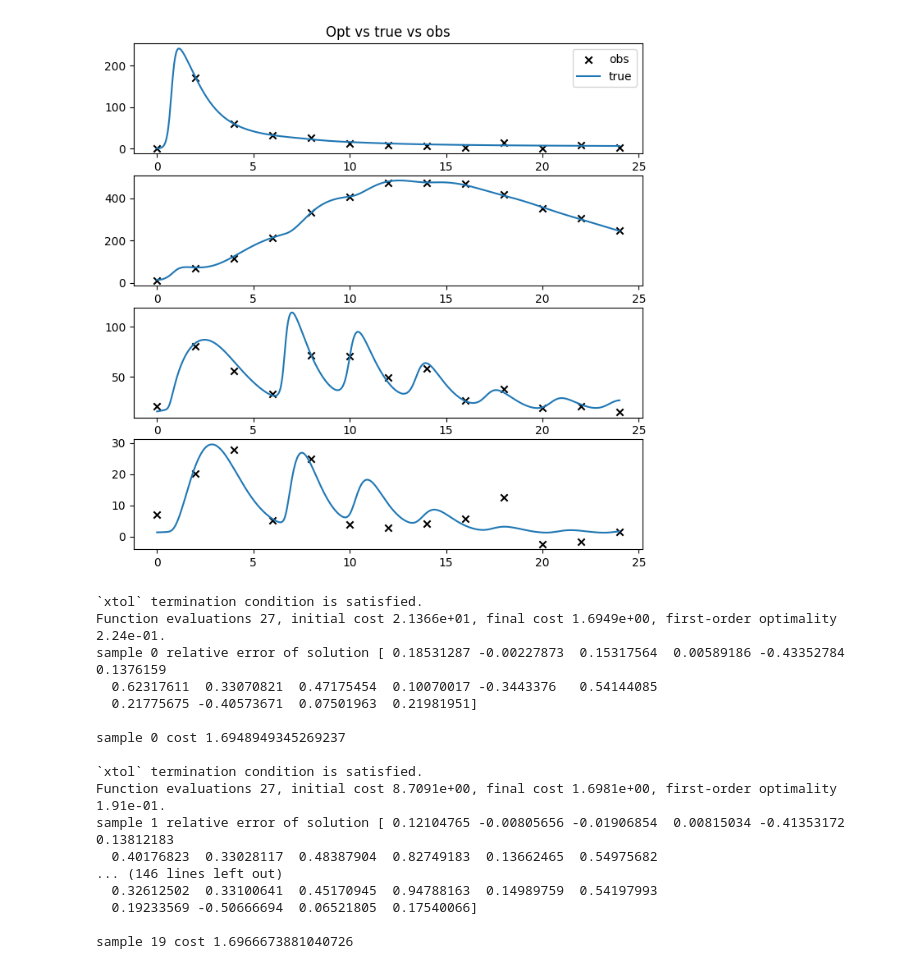
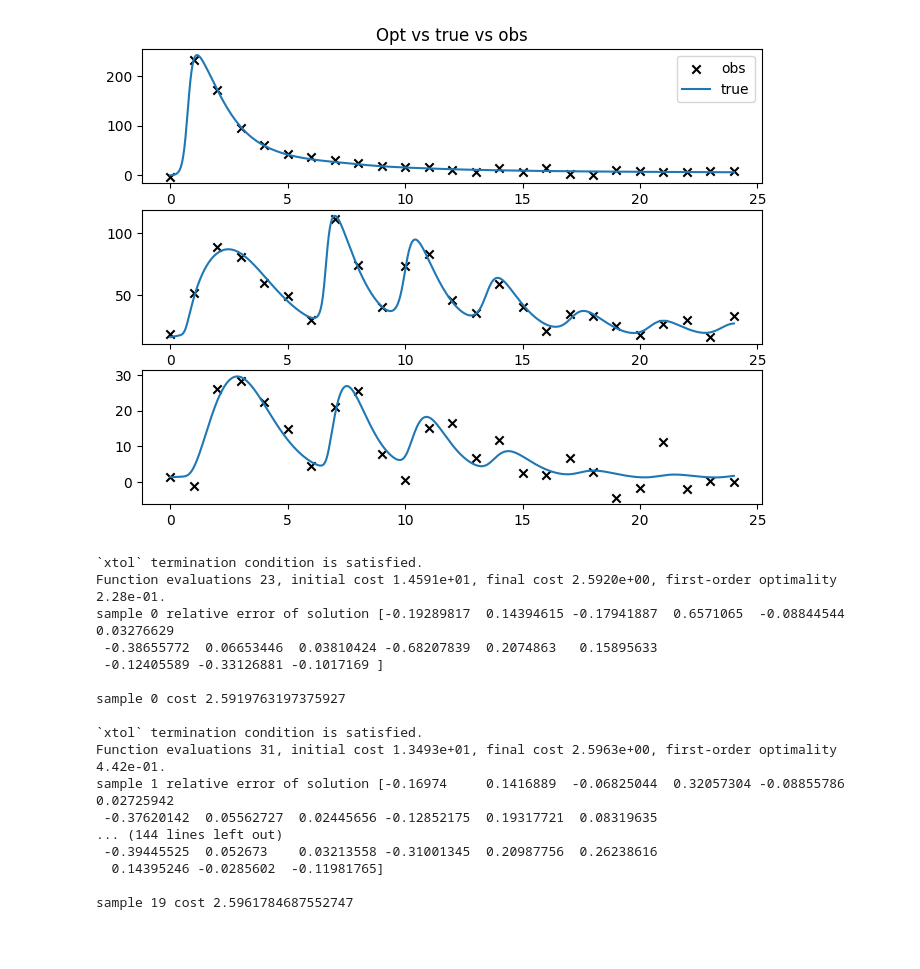
Before and after one commit to aayres22/ITIS_Analysis, a Jupyter notebook: Multistart_OLS.ipynb, the cells around one changed output. Cells and saved outputs as stored; diff of their text form; code cells hidden in the pictures; blank space fills up the shorter version.

```diff
--- a/Multistart_OLS.ipynb
+++ b/Multistart_OLS.ipynb
@@ -44,10 +44,10 @@ true_sol = odeint(ITIS, IC_2, tfinal, args = (param_log,), **ode_options)
 # %%
 #Generate data
 
-D = '3'         # '1' for ACTH + Cort,
+D = '2'         # '1' for ACTH + Cort,
                 # '2' for ACTH + Cort + TNF-a
                 # '3' for ACTH + Cort + TNF-a + IL10
-dpoints = '2'   # '1' for 25, '2' for 13
+dpoints = '1'   # '1' for 25, '2' for 13
 #
 # with open('paramRankings\\rankingDesign' + D + '.pkl', 'rb') as f:
 #     results = pickle.load(f)
@@ -63,34 +63,34 @@ dpoints = '2'   # '1' for 25, '2' for 13
 
 
 if D == '1':
     output_ids = [6,7]
     param_ids = [33, 12, 36, 32, 43, 39, 16, 7, 31, 37, 8, 15, 9, 28, 14]
 elif D == '2':
     output_ids = [3,6,7]
     param_ids = [12, 33, 16, 7, 36, 43, 15, 39, 32, 8, 31, 14, 9, 1, 34]
 elif D == '3':
     output_ids = [3,4,6,7]
     param_ids =[12, 33, 7, 36, 16, 43, 15, 39, 32, 8, 9, 31, 21, 14, 10, 34]
 
 ##use generated sets instead
 with open('syntheticData\\set1_' + D + dpoints + '.pkl', 'rb') as f:
     results = pickle.load(f)
 y_data = results['y_data'].copy()
 t_data = results['t_data'].copy()
 
 
 plt.figure(figsize = (8,8))
 for i in range(len(output_ids)):
     if i == 1:
         plt.title('Opt vs true vs obs')
         plt.legend()
     plt.subplot(4,1,i+1)
     plt.scatter(t_data,y_data[:,i],marker='x',color='k',label='obs')
     plt.plot(tfinal,true_sol[:,output_ids[i]],label='true')
 
 plt.show()
 # %% [output]
-[figure, old version]
+[figure, new version]
 # %%
 # MJC - make these bounds based on the parameter values
 UB = np.log(np.exp(param_log[param_ids])*10)
@@ -121,22 +121,22 @@ for i in range(num_samp):
     print(f"sample {i} cost {opt_cost[i]}\n")
 # %% [output]
 `xtol` termination condition is satisfied.
-Function evaluations 27, initial cost 2.1366e+01, final cost 1.6949e+00, first-order optimality 2.24e-01.
-sample 0 relative error of solution [ 0.18531287 -0.00227873  0.15317564  0.00589186 -0.43352784  0.1376159
-  0.62317611  0.33070821  0.47175454  0.10070017 -0.3443376   0.54144085
-  0.21775675 -0.40573671  0.07501963  0.21981951]
+Function evaluations 23, initial cost 1.4591e+01, final cost 2.5920e+00, first-order optimality 2.28e-01.
+sample 0 relative error of solution [-0.19289817  0.14394615 -0.17941887  0.6571065  -0.08844544  0.03276629
+ -0.38655772  0.06653446  0.03810424 -0.68207839  0.2074863   0.15895633
+ -0.12405589 -0.33126881 -0.1017169 ]
 
-sample 0 cost 1.6948949345269237
+sample 0 cost 2.5919763197375927
 
 `xtol` termination condition is satisfied.
-Function evaluations 27, initial cost 8.7091e+00, final cost 1.6981e+00, first-order optimality 1.91e-01.
-sample 1 relative error of solution [ 0.12104765 -0.00805656 -0.01906854  0.00815034 -0.41353172  0.13812183
-  0.40176823  0.33028117  0.48387904  0.82749183  0.13662465  0.54975682
-... (146 lines left out)
-  0.32612502  0.33100641  0.45170945  0.94788163  0.14989759  0.54197993
-  0.19233569 -0.50666694  0.06521805  0.17540066]
+Function evaluations 31, initial cost 1.3493e+01, final cost 2.5963e+00, first-order optimality 4.42e-01.
+sample 1 relative error of solution [-0.16974     0.1416889  -0.06825044  0.32057304 -0.08855786  0.02725942
+ -0.37620142  0.05562727  0.02445656 -0.12852175  0.19317721  0.08319635
+... (144 lines left out)
+ -0.39445525  0.052673    0.03213558 -0.31001345  0.20987756  0.26238616
+  0.14395246 -0.0285602  -0.11981765]
 
-sample 19 cost 1.6966673881040726
+sample 19 cost 2.5961784687552747
 # %%
 # Now generate the model outputs and plot the parameters
 opt_solutions = np.zeros((num_samp,len(tfinal),len(output_ids)))
```
Also changed, not shown: parts of 3 cells of this notebook, 49 other files.
